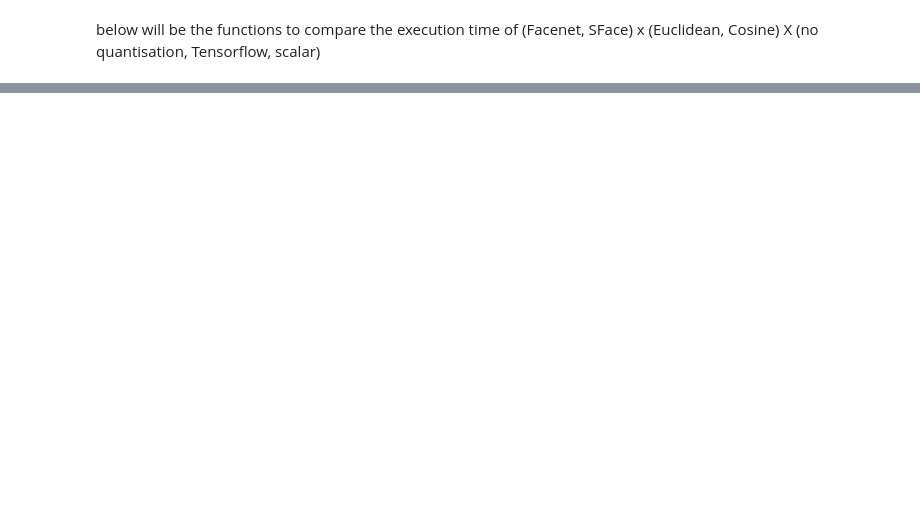
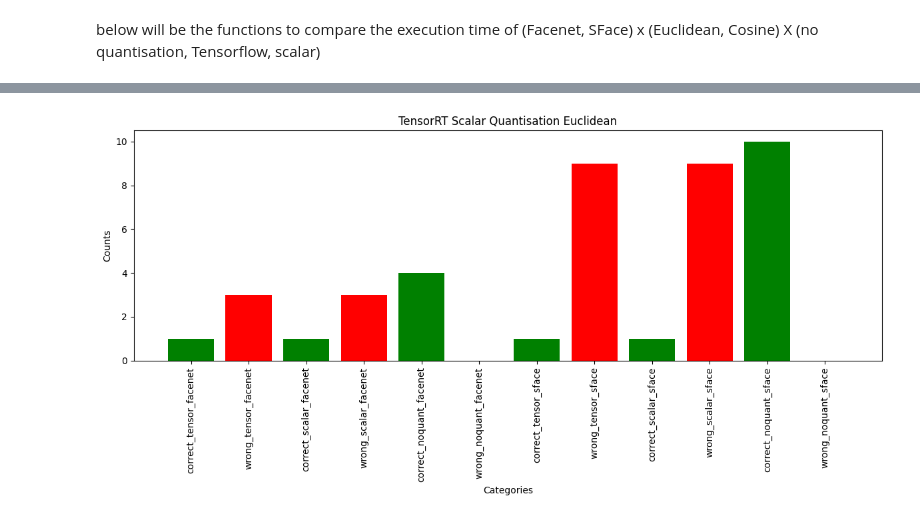
Before and after one commit to mteresapcrf/Seminar-PFFROCD, a Jupyter notebook: quantisation_notebook.ipynb, the cells around one changed output, grey strips where cells are left out. Saved outputs shown, nothing was run; the diff lists cells and outputs as text; code cells hidden in the pictures; blank space fills up the shorter version.

```diff
--- a/quantisation_notebook.ipynb
+++ b/quantisation_notebook.ipynb
@@ -189,0 +350,27 @@ for name in times_euc.keys():
+# %%
+# Extracting keys and values
+labels = list(counters_euc['scalar_quantisation_tensorrt'].keys())
+values = list(counters_euc['scalar_quantisation_tensorrt'].values())
+
+# Creating the bar graph
+fig, ax = plt.subplots(figsize=(12, 6))
+bar_positions = range(len(labels))
+
+# Bar colors based on correctness
+bar_colors = ['green' if 'correct' in label else 'red' for label in labels]
+
+# Plot bars
+ax.bar(bar_positions, values, color=bar_colors)
+
+# Setting labels and title
+ax.set_xlabel('Categories')
+ax.set_ylabel('Counts')
+ax.set_title('TensorRT Scalar Quantisation Euclidean')
+ax.set_xticks(bar_positions)
+ax.set_xticklabels(labels, rotation=90)
+
+# Displaying the graph
+plt.tight_layout()
+plt.show()
+# %% [output]
+[figure, added]
```
Also changed, not shown: parts of 15 cells of this notebook, 6 other files.
